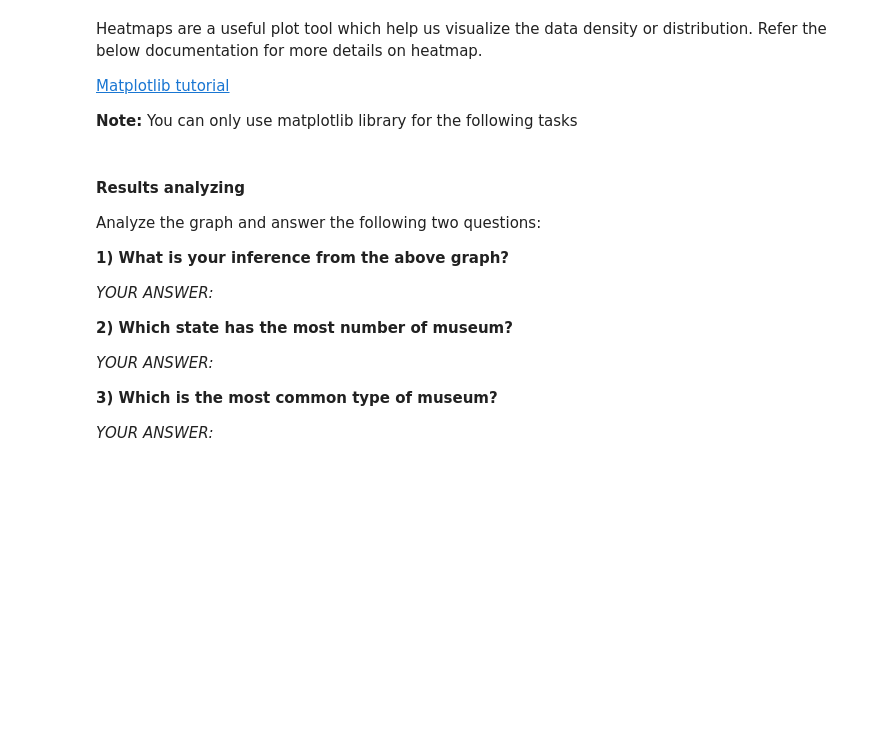
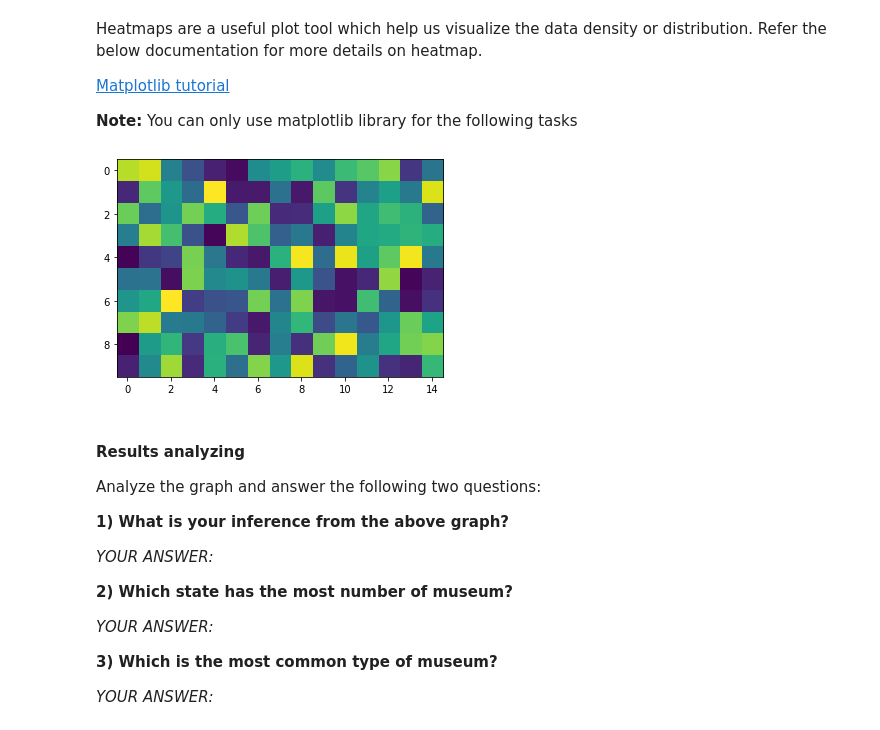
Before and after one commit to Malhar09/pythonProject2, a Jupyter notebook: spring22_cse574_c&d_Assignment_1.ipynb, the cells around one changed output. Drawn from its saved outputs; the diff is of its cells as text; code cells hidden in the pictures; blank space fills up the shorter version.

Commit message:
Matplotlib

```diff
--- a/spring22_cse574_c&d_Assignment_1.ipynb
+++ b/spring22_cse574_c&d_Assignment_1.ipynb
@@ -619,11 +621,17 @@ import numpy as np
 # %%
 ''' Heatmap
 Take any random numpy array of dimension 10x15 and plot a heatmap
 '''
 
 # BEGIN YOUR CODE
-
+import matplotlib.pyplot as plt
+import numpy as np
+Array=np.random.random((10, 15))
+plt.imshow(Array)
+plt.show()
 # END YOUR CODE
+# %% [output]
+[figure, added]
 # %%
 '''For the given value x plot the function y = 1/x using list comprehension on y.
 You can check https://docs.python.org/3/tutorial/datastructures.html#list-comprehensions to learn how to use list comprehension
```
Also changed, not shown: parts of 4 cells of this notebook.
